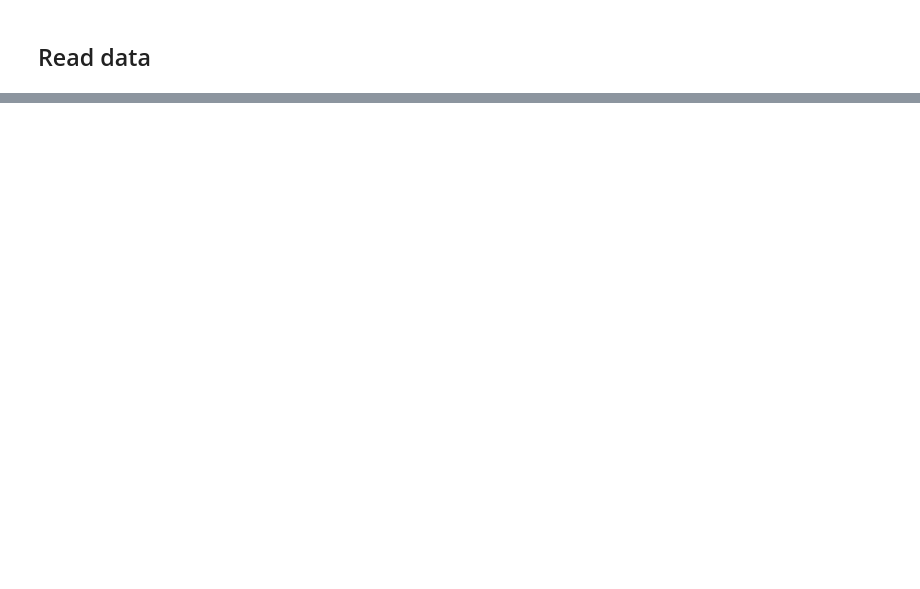
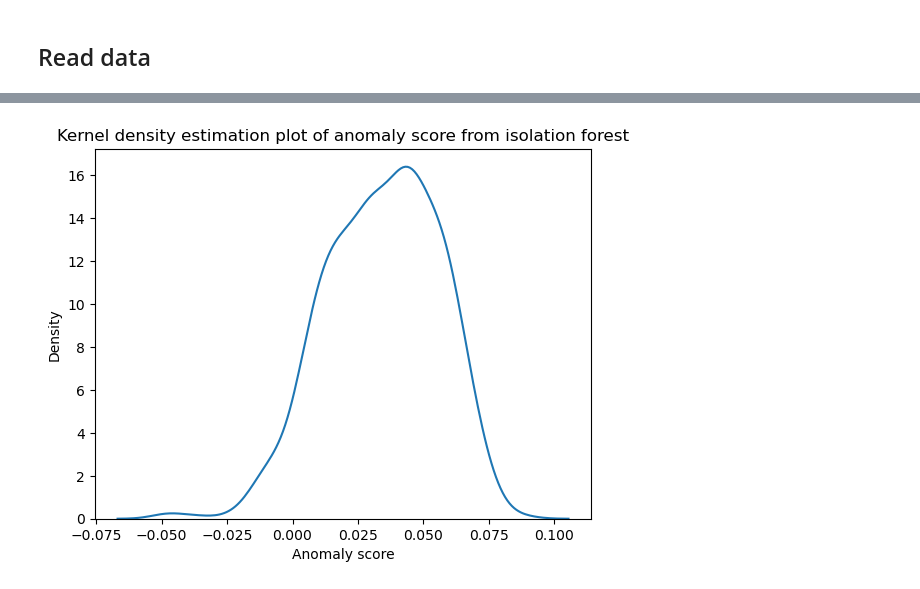
Before and after one commit to kingjosephm/BMW-Tasks, a Jupyter notebook: Task2.ipynb, the cells around one changed output, grey strips where cells are left out. Drawn from its saved outputs; the diff is of its cells as text; code cells hidden in the pictures; blank space fills up the shorter version.

Commit message:
deleted old Task2, renamed existing one

```diff
--- a/Task2.ipynb
+++ b/Task2.ipynb
@@ -160,0 +121,4 @@ len(foo)
+# %%
+tfidf = TfidfVectorizer(ngram_range=(1, 4))
+X_tfidf = tfidf.fit_transform(df['DESCRIPTION'])
+print(X_tfidf.shape)
@@ -160,0 +152,4 @@ len(foo)
+# %%
+tsvd = TruncatedSVD(n_components=100, random_state=123)
+X_tsvd = tsvd.fit_transform(X_tfidf)
+print(tsvd.explained_variance_ratio_.sum())
@@ -160,0 +168,5 @@ len(foo)
+# %%
+X = X_tsvd
+isof = IsolationForest(random_state=123, contamination=0.05)
+pred = pd.Series(isof.fit_predict(X)).rename("pred")
+score = pd.Series(isof.decision_function(X)).rename('score')
@@ -160,0 +191,7 @@ len(foo)
+# %%
+sns.kdeplot(score)
+plt.title("Kernel density estimation plot of anomaly score from isolation forest")
+plt.xlabel("Anomaly score")
+plt.show()
+# %% [output]
+[figure, added]
```
Also changed, not shown: parts of 56 cells of this notebook.
